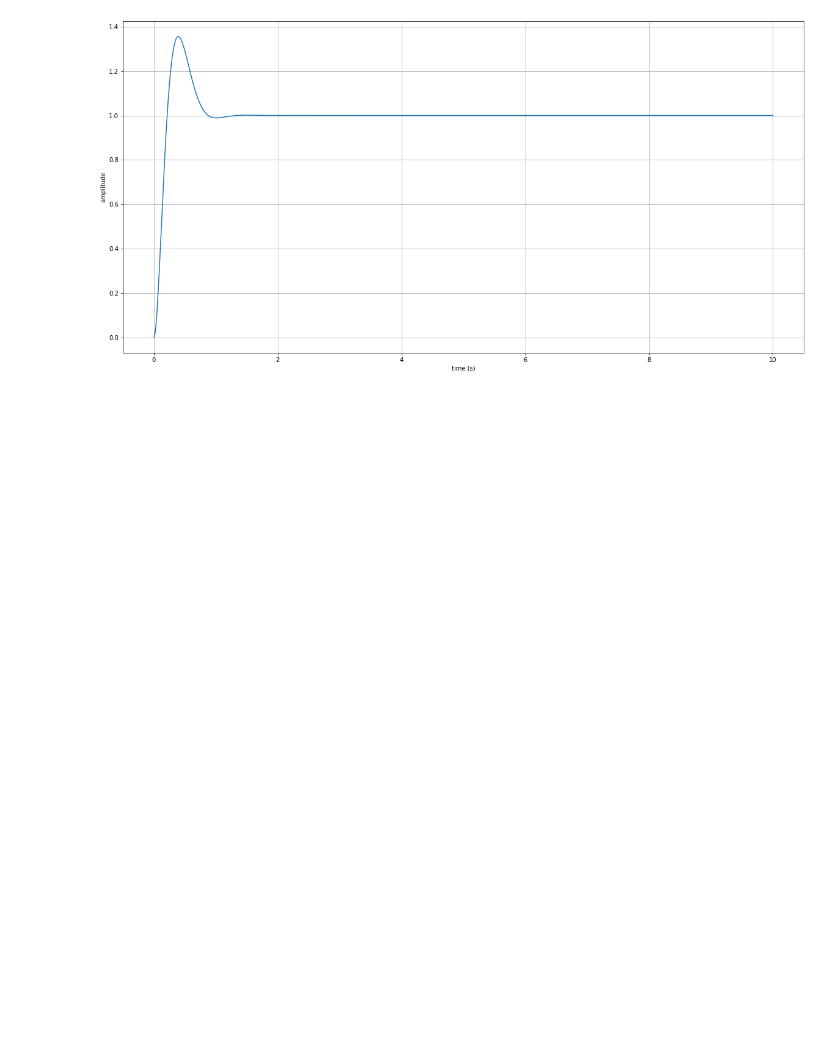
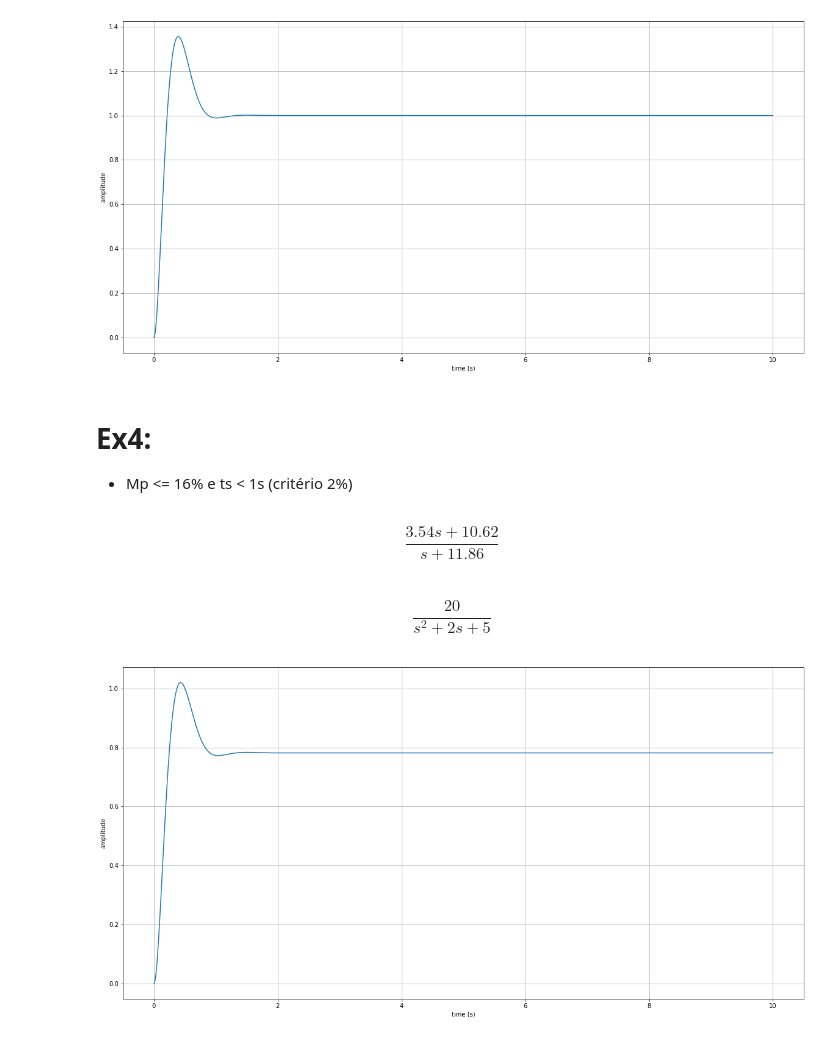
Before and after one commit to kenzosakiyama/controle, a Jupyter notebook: validacao_de_projetos.ipynb, the cells around one changed output. Saved outputs shown, nothing was run; the diff lists cells and outputs as text; code cells hidden in the pictures; blank space fills up the shorter version.

```diff
--- a/validacao_de_projetos.ipynb
+++ b/validacao_de_projetos.ipynb
@@ -98,3 +98,27 @@ plt.ylabel("amplitude")
 plt.grid()
 # %% [output]
 [figure]
+# %% [markdown]
+# Ex4:
+- Mp <= 16% e ts < 1s (critério 2%)
+# %%
+C = 3.54 * TransferFunction([1, 3], [1, 11.86])
+# C = 2 * TransferFunction([1, 2], [1, 10.3])
+C
+# %% [output]
+$$\frac{3.54 s + 10.62}{s + 11.86}$$
+# %%
+G = TransferFunction([20], [1, 2, 5])
+G
+# %% [output]
+$$\frac{20}{s^2 + 2 s + 5}$$
+# %%
+t, y = step_response(C*G / (1 + C*G), interval)
+# %%
+# Resposta ao degrau
+plt.plot(t, y)
+plt.xlabel("time (s)")
+plt.ylabel("amplitude")
+plt.grid()
+# %% [output]
+[figure, added]
```
Also changed, not shown: 1 other file.
